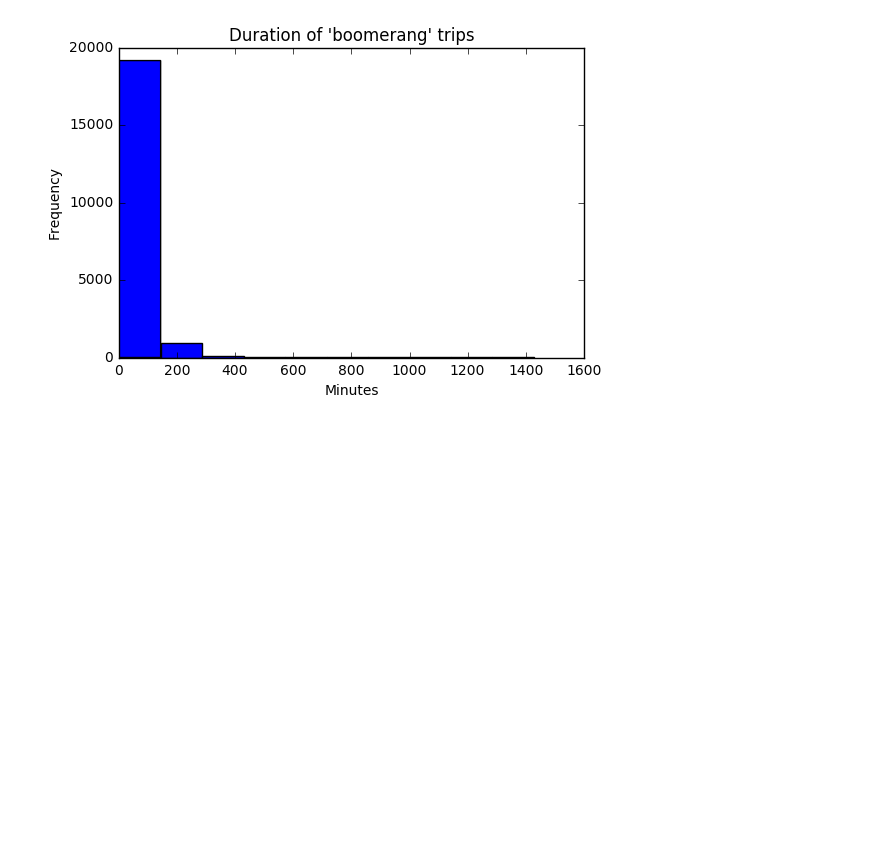
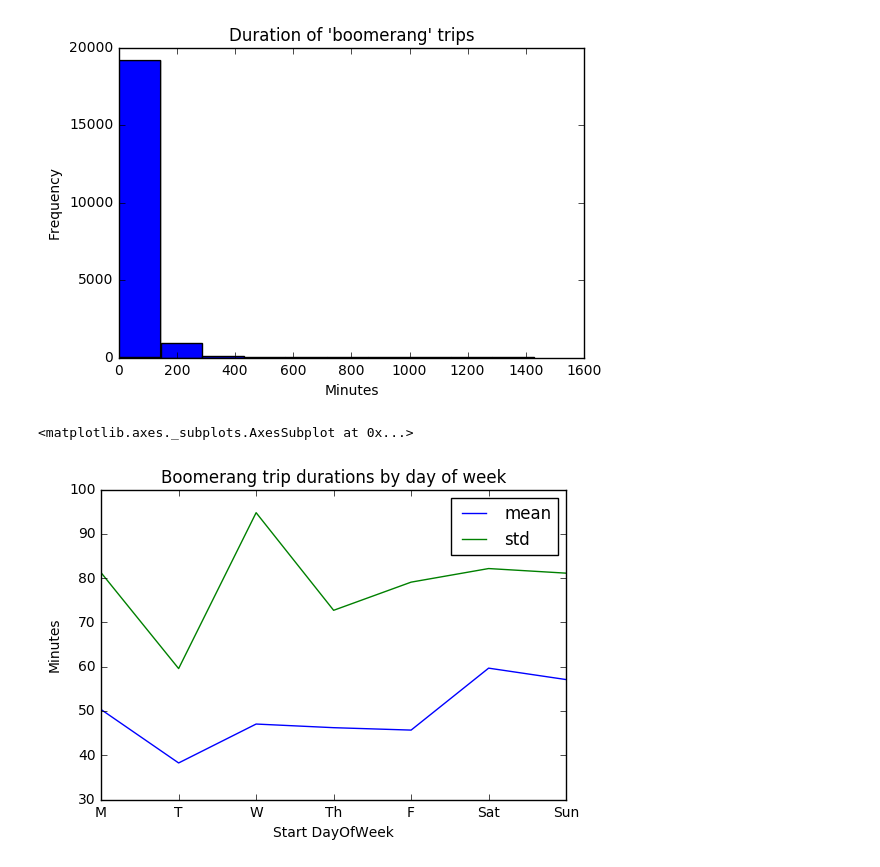
Before and after one commit to josephhaaga/CapitalBikeshare, a Jupyter notebook: InitialEDA.ipynb, the cells around one changed output. Saved outputs shown, nothing was run; the diff lists cells and outputs as text; code cells hidden in the pictures; blank space fills up the shorter version.

```diff
--- a/InitialEDA.ipynb
+++ b/InitialEDA.ipynb
@@ -473,3 +465,15 @@ g.set_ylabel("Frequency")
 # %% [output]
 <matplotlib.text.Text at 0x...>
 [figure]
+# %%
+# boomerang_trips.groupby(by='Start DayOfWeek')['Duration (m)'].describe().unstack().plot()
+boomerang_trips_by_day = boomerang_trips.groupby(by='Start DayOfWeek')['Duration (m)'].describe().unstack()
+m = boomerang_trips_by_day['mean']
+s = boomerang_trips_by_day['std']
+z = pd.DataFrame([m,s]).T.plot(kind='line', title="Boomerang trip durations by day of week")
+z.set_ylabel('Minutes')
+z.set_xticklabels(days_of_week)
+z
+# %% [output]
+<matplotlib.axes._subplots.AxesSubplot at 0x...>
+[figure, added]
```
Also changed, not shown: parts of 9 cells of this notebook.
